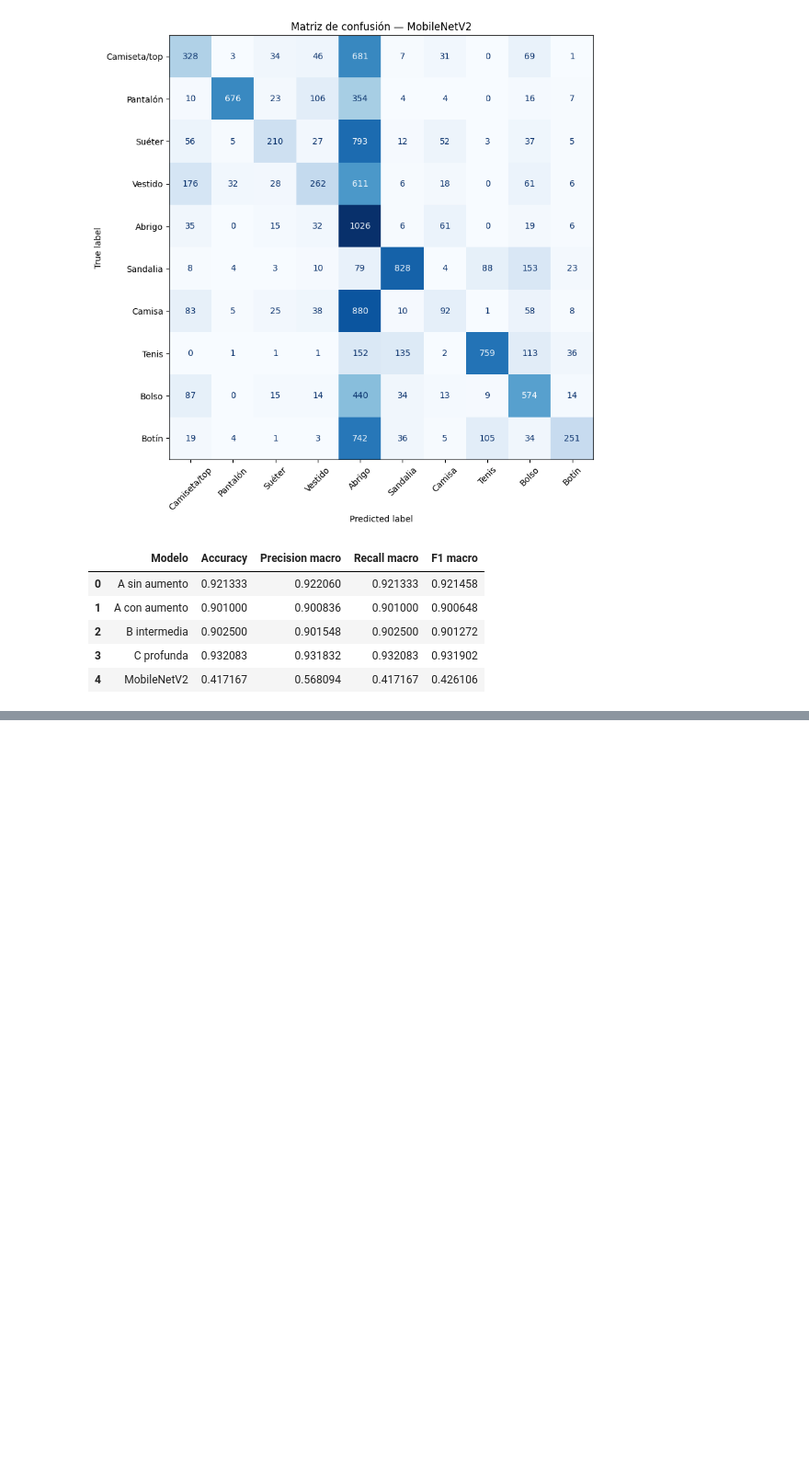
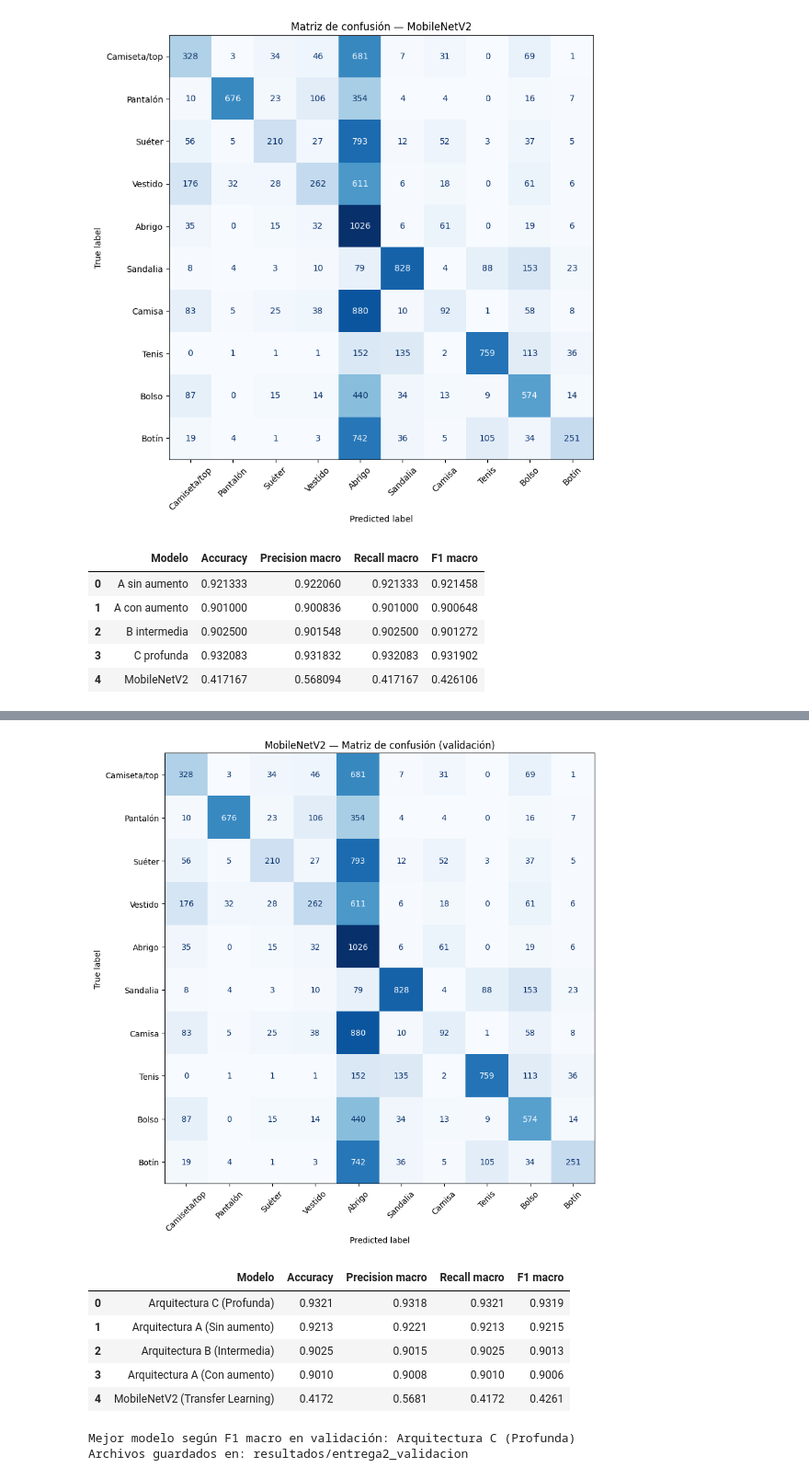
Before and after one commit to krysto9872/StyleBot, a Jupyter notebook: notebooks/entrega2/02_metricas_comparacion.ipynb, the cells around one changed output, grey strips where cells are left out. Shown at 92% size. Drawn from its saved outputs; the diff is of its cells as text; code cells hidden in the pictures; blank space fills up the shorter version.

Commit message:
metricas comparaciones

```diff
--- a/notebooks/entrega2/02_metricas_comparacion.ipynb
+++ b/notebooks/entrega2/02_metricas_comparacion.ipynb
@@ -1399,0 +885,72 @@ El notebook `01_arquitecturas_cnn.ipynb` desarrolla el flujo completo de diseño
+# %%
+# ENTREGA: comparación y matriz de confusión usando SOLO validación.
+# Requiere ejecutar previamente las celdas de carga y entrenamiento.
+import os
+import numpy as np
+import pandas as pd
+import matplotlib.pyplot as plt
+from sklearn.metrics import (accuracy_score, precision_score, recall_score,
+                             f1_score, confusion_matrix, ConfusionMatrixDisplay)
+
+SALIDA = "resultados/entrega2_validacion"
+os.makedirs(SALIDA, exist_ok=True)
+modelos = {
+    "Arquitectura A (Sin aumento)": (modelo_a_sin_aug, val_ds),
+    "Arquitectura A (Con aumento)": (modelo_a_con_aug, val_ds),
+    "Arquitectura B (Intermedia)": (modelo_b_comp, val_ds),
+    "Arquitectura C (Profunda)": (modelo_c_comp, val_ds),
+    "MobileNetV2 (Transfer Learning)": (modelo_mobilenet, val_tl_ds),
+}
+filas = []
+for nombre, (modelo, datos) in modelos.items():
+    probabilidades = modelo.predict(datos, verbose=0)
+    predicciones = np.argmax(probabilidades, axis=1)
+    assert len(predicciones) == len(y_val), "La cantidad de predicciones no coincide con validación"
+    filas.append({
+        "Modelo": nombre,
+        "Accuracy": accuracy_score(y_val, predicciones),
+        "Precision macro": precision_score(y_val, predicciones, average="macro", zero_division=0),
+        "Recall macro": recall_score(y_val, predicciones, average="macro", zero_division=0),
+        "F1 macro": f1_score(y_val, predicciones, average="macro", zero_division=0),
+    })
+    if nombre == "MobileNetV2 (Transfer Learning)":
+        matriz_mobilenet_validacion = confusion_matrix(
+            y_val, predicciones, labels=np.arange(len(CATEGORIAS)))
+        fig, ax = plt.subplots(figsize=(11, 9))
+        ConfusionMatrixDisplay(
+            confusion_matrix=matriz_mobilenet_validacion,
+            display_labels=CATEGORIAS
+        ).plot(ax=ax, cmap="Blues", xticks_rotation=45, colorbar=False,
+               values_format="d")
+        ax.set_title("MobileNetV2 — Matriz de confusión (validación)")
+        fig.tight_layout()
+        fig.savefig(f"{SALIDA}/matriz_confusion_mobilenetv2_validacion.png",
+                    dpi=200, bbox_inches="tight")
+        plt.show()
+        plt.close(fig)
+        pd.DataFrame(matriz_mobilenet_validacion, index=CATEGORIAS,
+                     columns=CATEGORIAS).to_csv(
+                         f"{SALIDA}/matriz_confusion_mobilenetv2_validacion.csv",
+                         encoding="utf-8-sig")
+
+tabla_validacion_entrega = pd.DataFrame(filas).sort_values(
+    "F1 macro", ascending=False).reset_index(drop=True)
+display(tabla_validacion_entrega.round(4))
+tabla_validacion_entrega.to_csv(
+    f"{SALIDA}/tabla_comparativa_validacion.csv", index=False,
+    encoding="utf-8-sig")
+
+# Elección basada exclusivamente en validación; no se consulta X_test ni y_test.
+mejor_modelo_validacion = tabla_validacion_entrega.iloc[0]["Modelo"]
+print("Mejor modelo según F1 macro en validación:", mejor_modelo_validacion)
+print("Archivos guardados en:", SALIDA)
+# %% [output]
+[figure, added]
+|  | Modelo | Accuracy | Precision macro | Recall macro | F1 macro |
+| 0 | Arquitectura C (Profunda) | 0.9321 | 0.9318 | 0.9321 | 0.9319 |
+| 1 | Arquitectura A (Sin aumento) | 0.9213 | 0.9221 | 0.9213 | 0.9215 |
+| 2 | Arquitectura B (Intermedia) | 0.9025 | 0.9015 | 0.9025 | 0.9013 |
+| 3 | Arquitectura A (Con aumento) | 0.9010 | 0.9008 | 0.9010 | 0.9006 |
+| 4 | MobileNetV2 (Transfer Learning) | 0.4172 | 0.5681 | 0.4172 | 0.4261 |
+Mejor modelo según F1 macro en validación: Arquitectura C (Profunda)
+Archivos guardados en: resultados/entrega2_validacion
```
Also changed, not shown: parts of 9 cells of this notebook.
